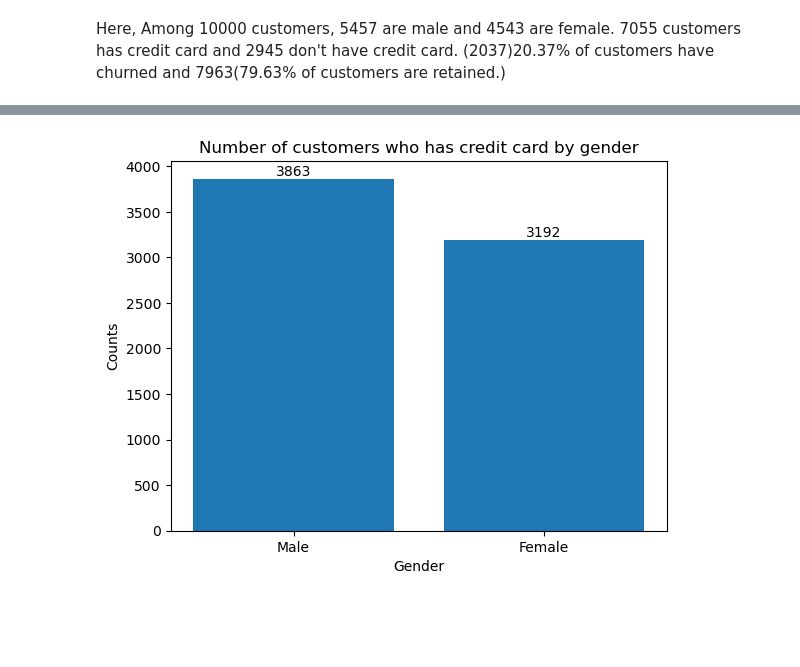
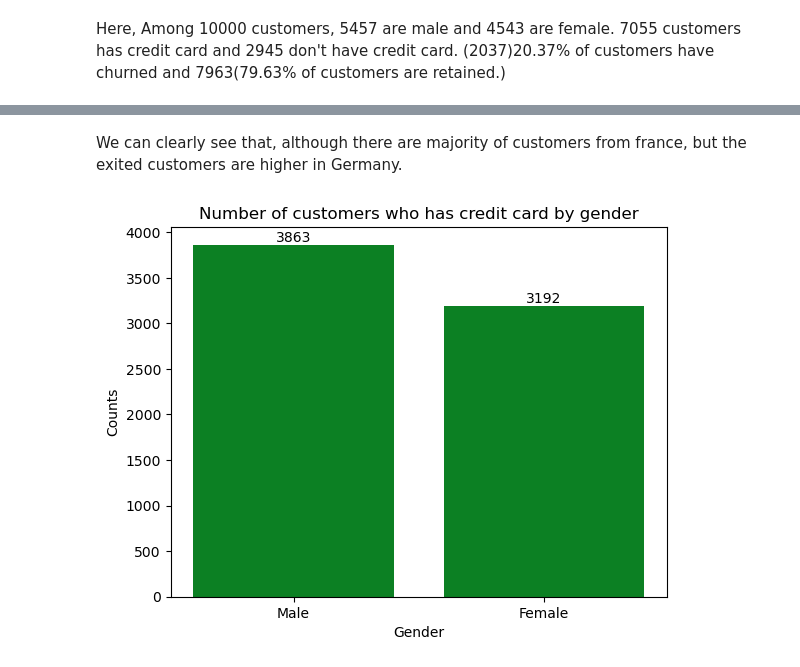
Before and after one commit to shubhampokhrel81/predicting_churn_for_bank_customers, a Jupyter notebook: churn_prediction.ipynb, the cells around one changed output, grey strips where cells are left out. Drawn from its saved outputs; the diff is of its cells as text; code cells hidden in the pictures; blank space fills up the shorter version.

```diff
--- a/churn_prediction.ipynb
+++ b/churn_prediction.ipynb
@@ -145,2 +156,14 @@ Name: Exited, dtype: float64
 # %% [markdown]
 Here, Among 10000 customers, 5457 are male and 4543 are female. 7055 customers has credit card and 2945 don't have credit card. (2037)20.37% of customers have churned and 7963(79.63% of customers are retained.)
+# %%
+fig,axs = plt.subplots(2,2,figsize=(20,12))
+sns.set_palette('Set1')
+axs[0][0].set_title('Customers by Geography and Gender',fontsize=24)
+sns.countplot(x = 'Geography', hue='Gender', data=df, ax = axs[0][0])
+axs[0][1].set_title('Churned or not by Gender',fontsize=24)
+sns.countplot(x = 'Exited', hue='Gender', data=df, ax = axs[0][1])
+axs[1][0].set_title('Has credit card or not by Gender',fontsize=24)
+sns.countplot(x = 'HasCrCard', hue='Gender', data=df, ax = axs[1][0])
+axs[1][1].set_title('Number of products used by Gender',fontsize=24)
+sns.countplot(x = 'NumOfProducts', hue='Gender', data=df, ax = axs[1][1])
+plt.subplots_adjust(wspace=0.2, hspace=0.3)
@@ -173,11 +249,13 @@ plt.legend()
+# %% [markdown]
+We can clearly see that, although there are majority of customers from france, but the exited customers are higher in Germany.
 # %%
 hascard = df[df['HasCrCard']==1]['Gender'].value_counts()
 fig, ax = plt.subplots()
-bars = ax.bar(hascard.index,hascard.values)
+bars = ax.bar(hascard.index,hascard.values,color='#0C8023')
 ax.bar_label(bars,labels=hascard.values,label_type='edge')
 plt.xlabel('Gender')
 plt.ylabel('Counts')
 plt.title('Number of customers who has credit card by gender')
 plt.show()
 # %% [output]
-[figure, old version]
+[figure, new version]
```
Also changed, not shown: parts of 31 cells of this notebook.
